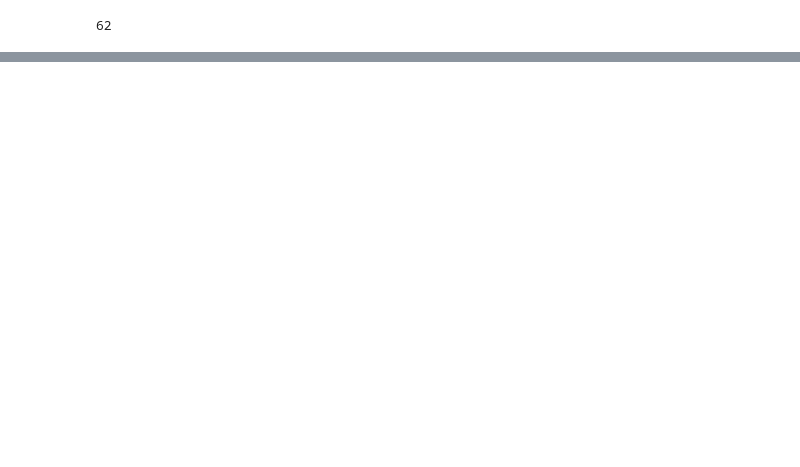
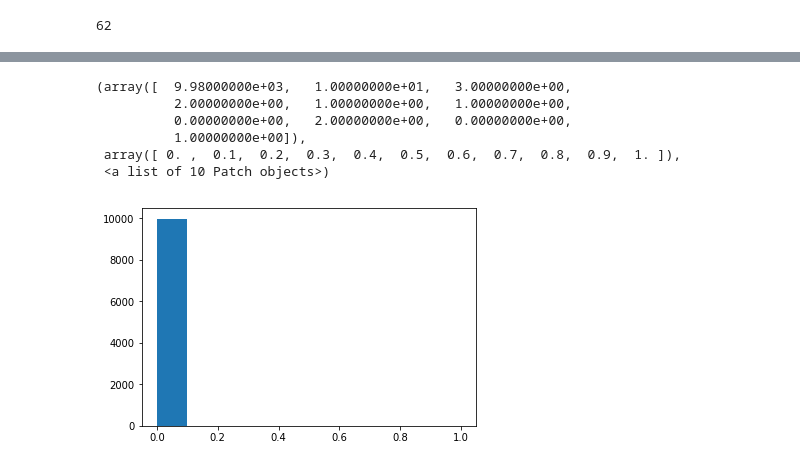
Before and after one commit to roberttoyonaga/HSTLens, a Jupyter notebook: merge_lens_and_cutouts.ipynb, the cells around one changed output, grey strips where cells are left out. Saved outputs shown, nothing was run; the diff lists cells and outputs as text; code cells hidden in the pictures; blank space fills up the shorter version.

```diff
--- a/merge_lens_and_cutouts.ipynb
+++ b/merge_lens_and_cutouts.ipynb
@@ -326,2 +218,12 @@ import random
+# %%
+plt.hist(o.reshape(-1))
+# %% [output]
+(array([  9.98000000e+03,   1.00000000e+01,   3.00000000e+00,
+          2.00000000e+00,   1.00000000e+00,   1.00000000e+00,
+          0.00000000e+00,   2.00000000e+00,   0.00000000e+00,
+          1.00000000e+00]),
+ array([ 0. ,  0.1,  0.2,  0.3,  0.4,  0.5,  0.6,  0.7,  0.8,  0.9,  1. ]),
+ <a list of 10 Patch objects>)
+[figure, added]
 # %%
 # %% [output]
```
Also changed, not shown: parts of 29 cells of this notebook, 18 other files.
